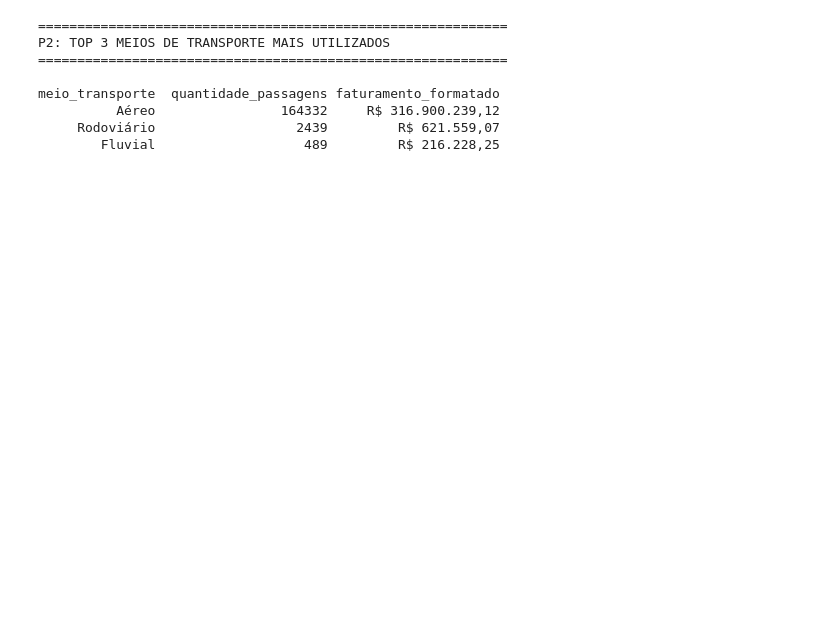
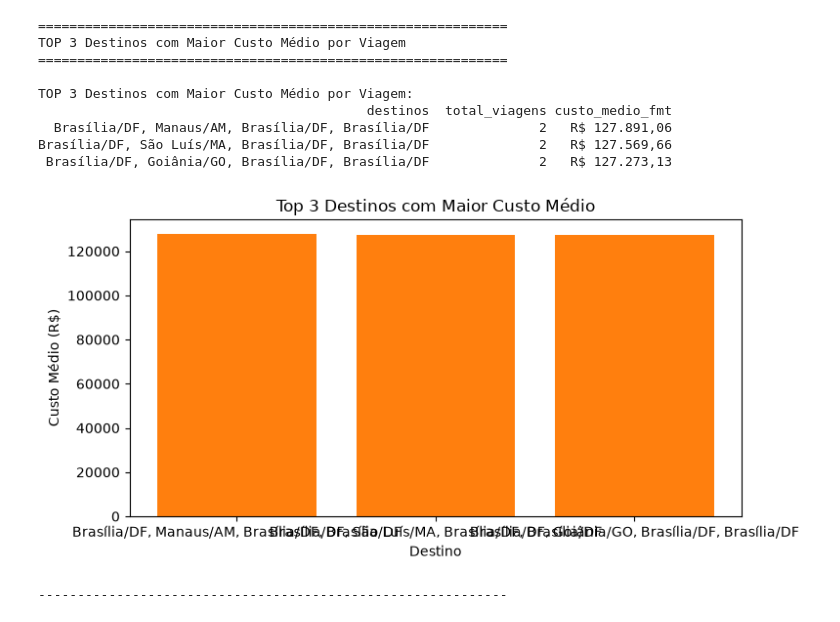
Before and after one commit to luantcharllies/Projeto_Avaliativo-Modulo1-Luan_Tcharllies-Analise_de_Gastos_Publicos, a Jupyter notebook: 3_analise.ipynb, the cells around one changed output. Cells and saved outputs as stored; diff of their text form; code cells hidden in the pictures; blank space fills up the shorter version.

```diff
--- a/3_analise.ipynb
+++ b/3_analise.ipynb
@@ -66,36 +76,47 @@ Ministério do Meio Ambiente e Mudança do Clima               19413      R$ 50.
 # %%
 print("=" * 60)
-print("P2: TOP 3 MEIOS DE TRANSPORTE MAIS UTILIZADOS")
+print("TOP 3 Destinos com Maior Custo Médio por Viagem")
 print("=" * 60 + "\n")
 
 sql_p2 = """
 SELECT
-    meio_transporte,
-    COUNT(*) AS quantidade_passagens,
-    ROUND(SUM(valor_passagem), 2) AS faturamento_passagens
-FROM silver_2025_passagem
-WHERE meio_transporte IS NOT NULL AND meio_transporte <> ''
-GROUP BY meio_transporte
-ORDER BY quantidade_passagens DESC
+    destinos,
+    COUNT(*) AS total_viagens,
+    ROUND(AVG(valor_diarias + valor_passagens + valor_outros_gastos), 2) AS custo_medio
+FROM silver_2025_viagem
+WHERE destinos IS NOT NULL AND destinos <> ''
+GROUP BY destinos
+HAVING COUNT(*) >= 2
+ORDER BY custo_medio DESC
 LIMIT 3
 """
+df_p2 = consultar(sql_p2)
+if df_p2 is not None and not df_p2.empty:
+    print("TOP 3 Destinos com Maior Custo Médio por Viagem:")
+    df_p2['custo_medio_fmt'] = df_p2['custo_medio'].apply(reais)
+    print(df_p2[['destinos', 'total_viagens', 'custo_medio_fmt']].to_string(index=False))
 
-df_p2 = consultar(sql_p2)
-
-if df_p2 is not None and not df_p2.empty:
-    df_p2['faturamento_formatado'] = df_p2['faturamento_passagens'].apply(reais)
-    print(df_p2[['meio_transporte', 'quantidade_passagens', 'faturamento_formatado']].to_string(index=False))
-    print("\n")
+    plt.figure(figsize=(8, 4))
+    plt.bar(df_p2['destinos'], df_p2['custo_medio'], color='#ff7f0e')
+    plt.ylabel('Custo Médio (R$)')
+    plt.xlabel('Destino')
+    plt.title('Top 3 Destinos com Maior Custo Médio')
+    plt.tight_layout()
+    plt.show()
+    print("\n" + "-"*60 + "\n")
 else:
     print("❌ Nenhum dado retornado.")
 # %% [output]
 ============================================================
-P2: TOP 3 MEIOS DE TRANSPORTE MAIS UTILIZADOS
+TOP 3 Destinos com Maior Custo Médio por Viagem
 ============================================================
 
-meio_transporte  quantidade_passagens faturamento_formatado
-          Aéreo                164332     R$ 316.900.239,12
-     Rodoviário                  2439         R$ 621.559,07
-        Fluvial                   489         R$ 216.228,25
+TOP 3 Destinos com Maior Custo Médio por Viagem:
+                                          destinos  total_viagens custo_medio_fmt
+  Brasília/DF, Manaus/AM, Brasília/DF, Brasília/DF              2   R$ 127.891,06
+Brasília/DF, São Luís/MA, Brasília/DF, Brasília/DF              2   R$ 127.569,66
+ Brasília/DF, Goiânia/GO, Brasília/DF, Brasília/DF              2   R$ 127.273,13
+[figure, added]
+------------------------------------------------------------
 # %%
 print("=" * 60)
```
Also changed, not shown: parts of 15 cells of this notebook.
